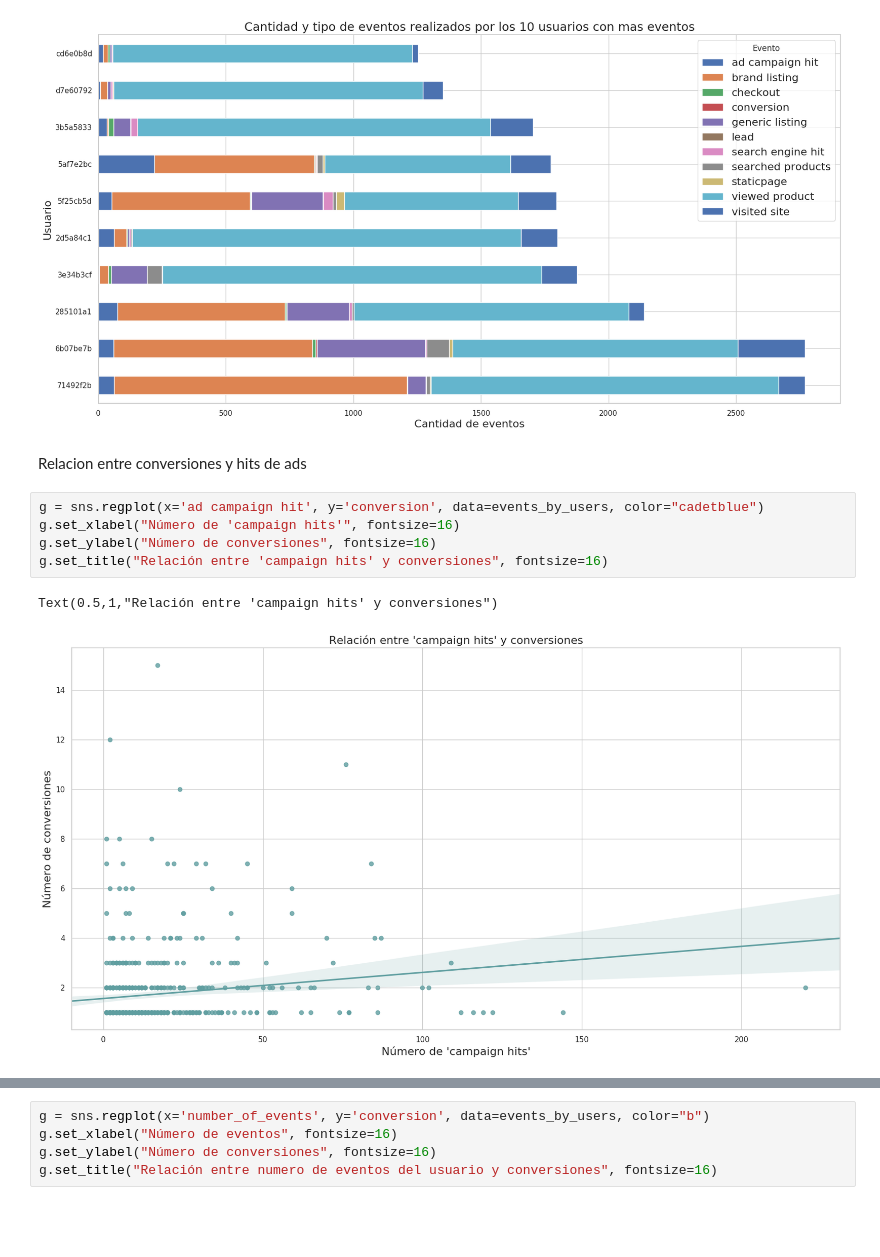
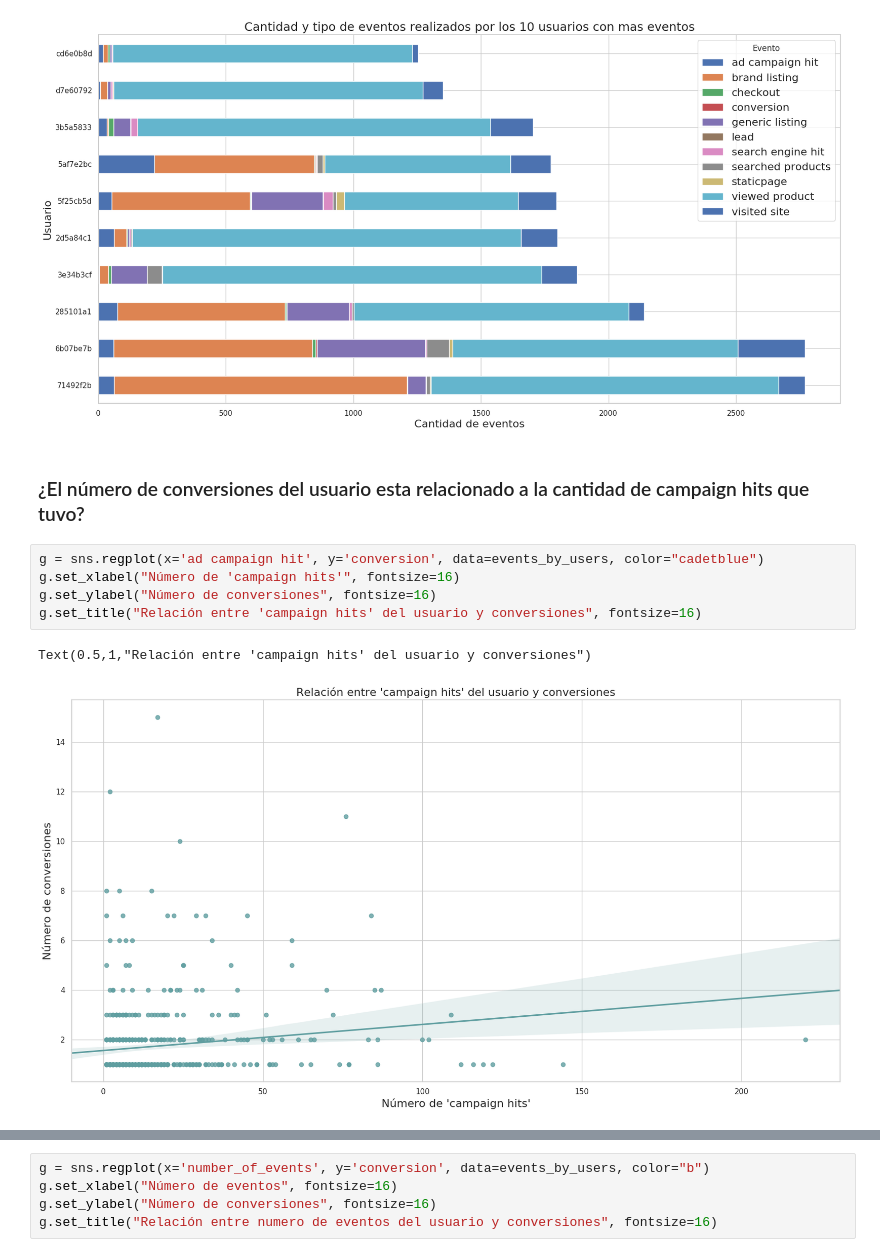
Before and after one commit to fran122157/datos-2018-2-TP1, a Jupyter notebook: TP1-trocafone.ipynb, the cells around one changed output, grey strips where cells are left out. Drawn from its saved outputs; the diff is of its cells as text; blank space fills up the shorter version.

```diff
--- a/TP1-trocafone.ipynb
+++ b/TP1-trocafone.ipynb
@@ -196,13 +191,13 @@ g.legend(title='Evento', fontsize=16)
 # %% [output]
 <matplotlib.legend.Legend at 0x...>
 [figure]
-# %% [markdown]
-Relacion entre conversiones y hits de ads
+# %% [markdown]
+### ¿El número de conversiones del usuario esta relacionado a la cantidad de campaign hits que tuvo?
 # %%
 g = sns.regplot(x='ad campaign hit', y='conversion', data=events_by_users, color="cadetblue")
 g.set_xlabel("Número de 'campaign hits'", fontsize=16)
 g.set_ylabel("Número de conversiones", fontsize=16)
-g.set_title("Relación entre 'campaign hits' y conversiones", fontsize=16)
+g.set_title("Relación entre 'campaign hits' del usuario y conversiones", fontsize=16)
 # %% [output]
-Text(0.5,1,"Relación entre 'campaign hits' y conversiones")
+Text(0.5,1,"Relación entre 'campaign hits' del usuario y conversiones")
-[figure, old version]
+[figure, new version]
```
Also changed, not shown: parts of 35 cells of this notebook.
